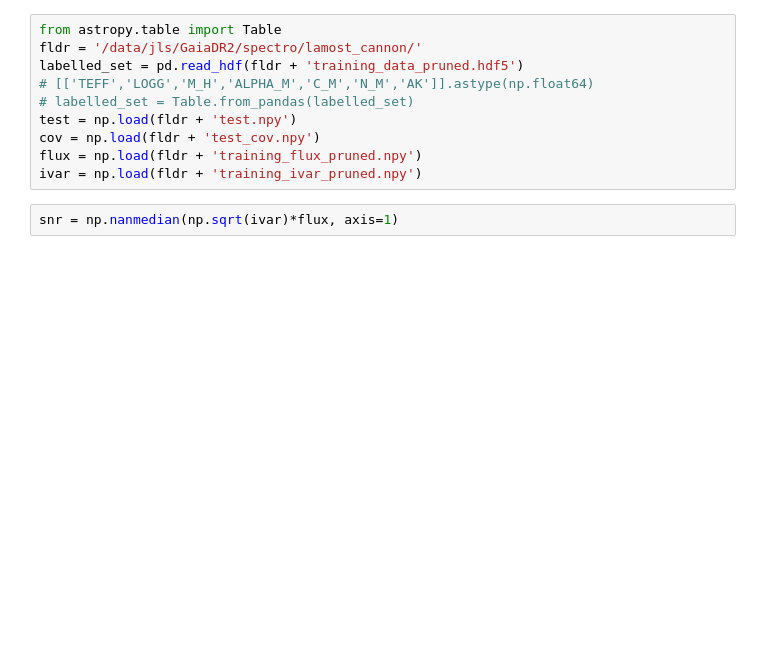
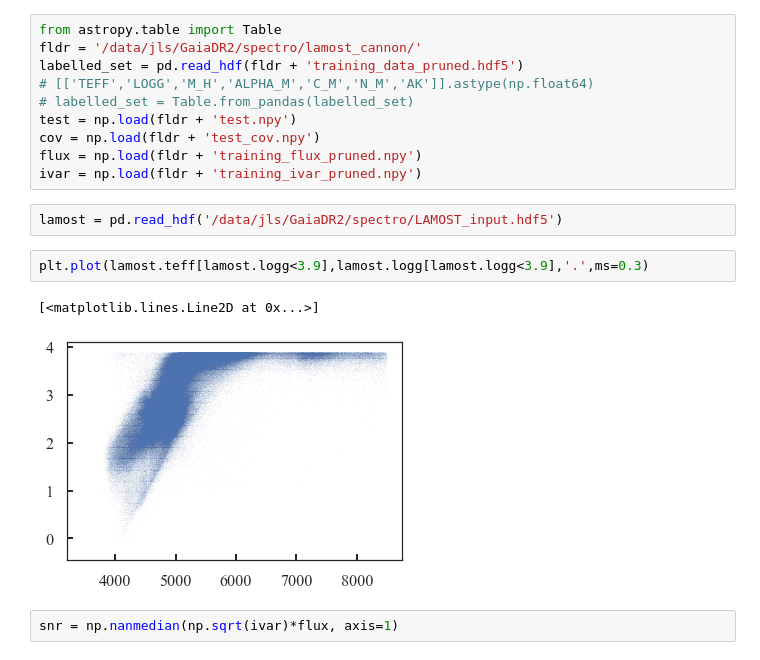
Before and after one commit to jls713/gaia_dr2_spectro, a Jupyter notebook: spectro_data/lamost_cannon_results/LAMOST Cannon.ipynb, the cells around one changed output. Drawn from its saved outputs; the diff is of its cells as text; blank space fills up the shorter version.

```diff
--- a/spectro_data/lamost_cannon_results/LAMOST Cannon.ipynb
+++ b/spectro_data/lamost_cannon_results/LAMOST Cannon.ipynb
@@ -47,6 +46,13 @@ test = np.load(fldr + 'test.npy')
 cov = np.load(fldr + 'test_cov.npy')
 flux = np.load(fldr + 'training_flux_pruned.npy')
 ivar = np.load(fldr + 'training_ivar_pruned.npy')
+# %%
+lamost = pd.read_hdf('/data/jls/GaiaDR2/spectro/LAMOST_input.hdf5')
+# %%
+plt.plot(lamost.teff[lamost.logg<3.9],lamost.logg[lamost.logg<3.9],'.',ms=0.3)
+# %% [output]
+[<matplotlib.lines.Line2D at 0x...>]
+[figure, added]
 # %%
 snr = np.nanmedian(np.sqrt(ivar)*flux, axis=1)
 # %%
```
Also changed, not shown: parts of 14 cells of this notebook, 39 other files.
